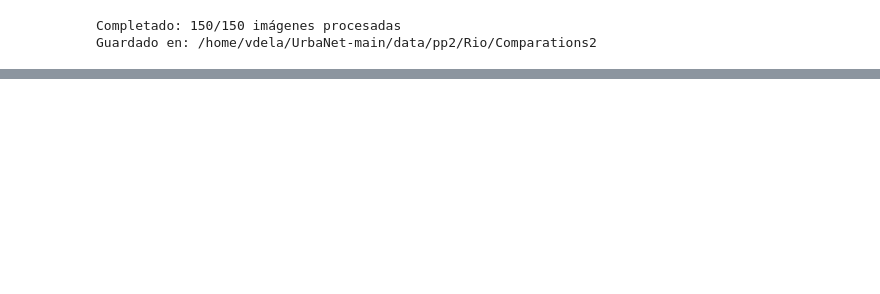
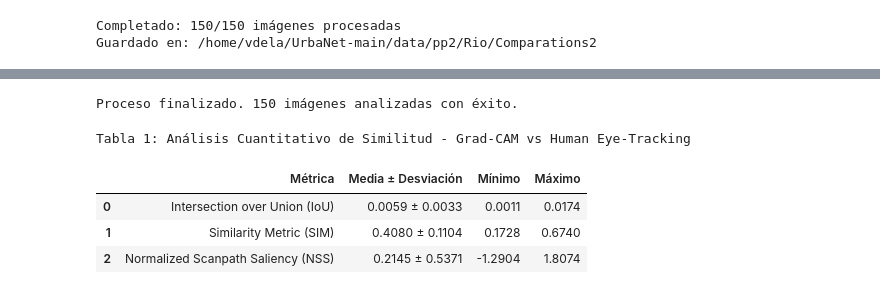
Before and after one commit to andresdlp05/urbanet, a Jupyter notebook: notebooks/Explanations/GradCAM.ipynb, the cells around one changed output, grey strips where cells are left out. Drawn from its saved outputs; the diff is of its cells as text; code cells hidden in the pictures; blank space fills up the shorter version.

```diff
--- a/notebooks/Explanations/GradCAM.ipynb
+++ b/notebooks/Explanations/GradCAM.ipynb
@@ -551,0 +888,45 @@ Guardado en: /home/vdela/UrbaNet-main/data/pp2/Rio/Comparations2
+# %%
+# ==========================================
+# 4. GENERACIÓN DE CUADRO PARA PAPER
+# ==========================================
+# Crear DataFrame con datos crudos
+df_resultados = pd.DataFrame(resultados)
+
+# Crear DataFrame Resumen Estilo Paper
+resumen_paper = pd.DataFrame({
+    'Métrica': ['Intersection over Union (IoU)', 'Similarity Metric (SIM)', 'Normalized Scanpath Saliency (NSS)'],
+    'Media ± Desviación': [
+        f"{df_resultados['IoU'].mean():.4f} ± {df_resultados['IoU'].std():.4f}",
+        f"{df_resultados['SIM'].mean():.4f} ± {df_resultados['SIM'].std():.4f}",
+        f"{df_resultados['NSS'].mean():.4f} ± {df_resultados['NSS'].std():.4f}"
+    ],
+    'Mínimo': [
+        f"{df_resultados['IoU'].min():.4f}",
+        f"{df_resultados['SIM'].min():.4f}",
+        f"{df_resultados['NSS'].min():.4f}"
+    ],
+    'Máximo': [
+        f"{df_resultados['IoU'].max():.4f}",
+        f"{df_resultados['SIM'].max():.4f}",
+        f"{df_resultados['NSS'].max():.4f}"
+    ]
+})
+
+print(f"\nProceso finalizado. {len(resultados)} imágenes analizadas con éxito.")
+if errores:
+    print(f"Archivos faltantes: {len(errores)}")
+
+# Guardamos los crudos para tu historial
+df_resultados.to_csv("resultados_metricas_brutas.csv", index=False)
+
+# Mostramos la tabla elegante en el notebook
+display(resumen_paper.style.set_caption("Tabla 1: Análisis Cuantitativo de Similitud - Grad-CAM vs Human Eye-Tracking")\
+                    .set_properties(**{'text-align': 'center', 'background-color': '#f9f9f9', 'border': '1px solid black'})\
+                    .set_table_styles([{'selector': 'th', 'props': [('background-color', '#2c3e50'), ('color', 'white'), ('text-align', 'center')]}]))
+# %% [output]
+Proceso finalizado. 150 imágenes analizadas con éxito.
+Tabla 1: Análisis Cuantitativo de Similitud - Grad-CAM vs Human Eye-Tracking
+|  | Métrica | Media ± Desviación | Mínimo | Máximo |
+| 0 | Intersection over Union (IoU) | 0.0059 ± 0.0033 | 0.0011 | 0.0174 |
+| 1 | Similarity Metric (SIM) | 0.4080 ± 0.1104 | 0.1728 | 0.6740 |
+| 2 | Normalized Scanpath Saliency (NSS) | 0.2145 ± 0.5371 | -1.2904 | 1.8074 |
```
Also changed, not shown: parts of 30 cells of this notebook, 9 other files.
